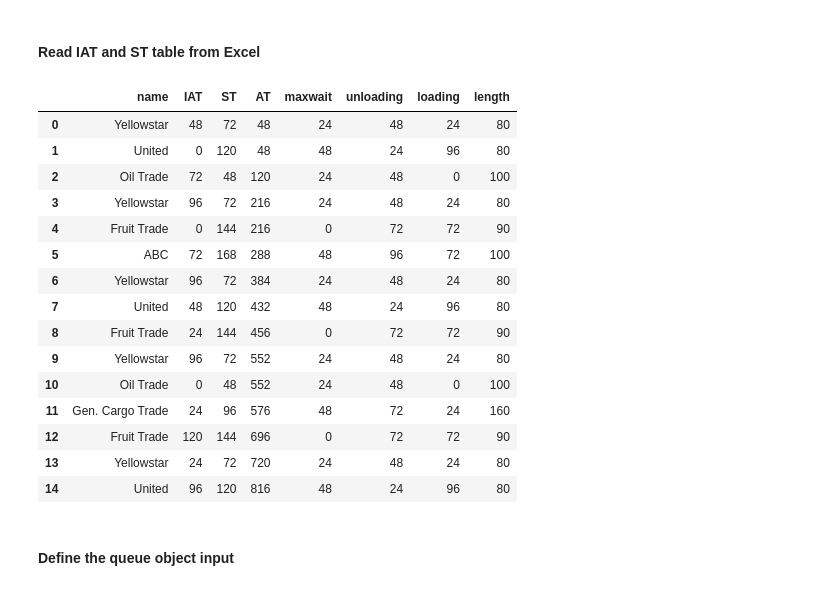
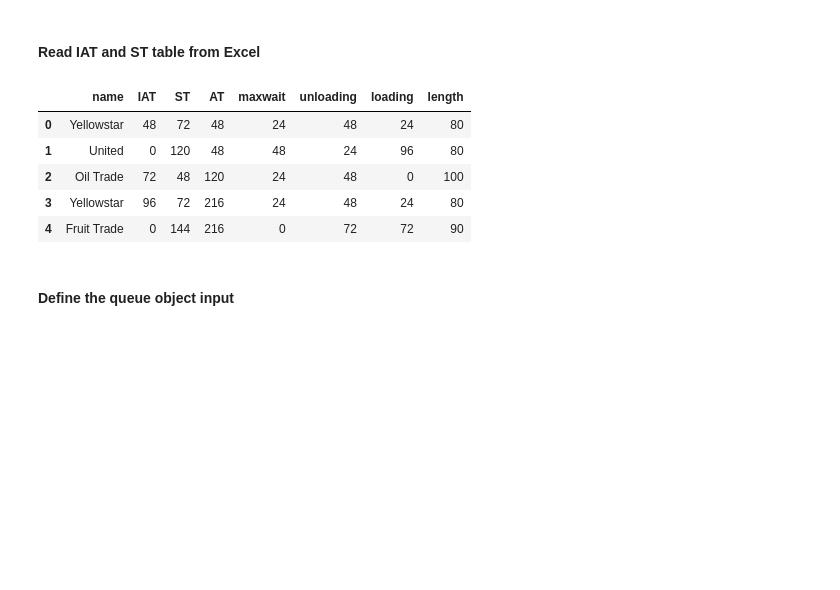
Before and after one commit to TUDelft-CITG/OpenQTSim, a Jupyter notebook: notebooks/Queueing theory - D D 1 example.ipynb, the cells around one changed output. Drawn from its saved outputs; the diff is of its cells as text; code cells hidden in the pictures; blank space fills up the shorter version.

```diff
--- a/notebooks/Queueing theory - D D 1 example.ipynb
+++ b/notebooks/Queueing theory - D D 1 example.ipynb
@@ -29,23 +13,13 @@ df
 #### Read IAT and ST table from Excel
 # %%
 df = pd.read_excel('Queueing theory - D D 1 example.xlsx', index_col=None, header=0, sheet_name='data')
-df.head(15)
+df.head(5)
 # %% [output]
 |  | name | IAT | ST | AT | maxwait | unloading | loading | length |
 | 0 | Yellowstar | 48 | 72 | 48 | 24 | 48 | 24 | 80 |
 | 1 | United | 0 | 120 | 48 | 48 | 24 | 96 | 80 |
 | 2 | Oil Trade | 72 | 48 | 120 | 24 | 48 | 0 | 100 |
 | 3 | Yellowstar | 96 | 72 | 216 | 24 | 48 | 24 | 80 |
 | 4 | Fruit Trade | 0 | 144 | 216 | 0 | 72 | 72 | 90 |
-| 5 | ABC | 72 | 168 | 288 | 48 | 96 | 72 | 100 |
-| 6 | Yellowstar | 96 | 72 | 384 | 24 | 48 | 24 | 80 |
-| 7 | United | 48 | 120 | 432 | 48 | 24 | 96 | 80 |
-| 8 | Fruit Trade | 24 | 144 | 456 | 0 | 72 | 72 | 90 |
-| 9 | Yellowstar | 96 | 72 | 552 | 24 | 48 | 24 | 80 |
-| 10 | Oil Trade | 0 | 48 | 552 | 24 | 48 | 0 | 100 |
-| 11 | Gen. Cargo Trade | 24 | 96 | 576 | 48 | 72 | 24 | 160 |
-| 12 | Fruit Trade | 120 | 144 | 696 | 0 | 72 | 72 | 90 |
-| 13 | Yellowstar | 24 | 72 | 720 | 24 | 48 | 24 | 80 |
-| 14 | United | 96 | 120 | 816 | 48 | 24 | 96 | 80 |
 # %% [markdown]
 #### Define the queue object input
```
Also changed, not shown: parts of 14 cells of this notebook, 3 other files.
